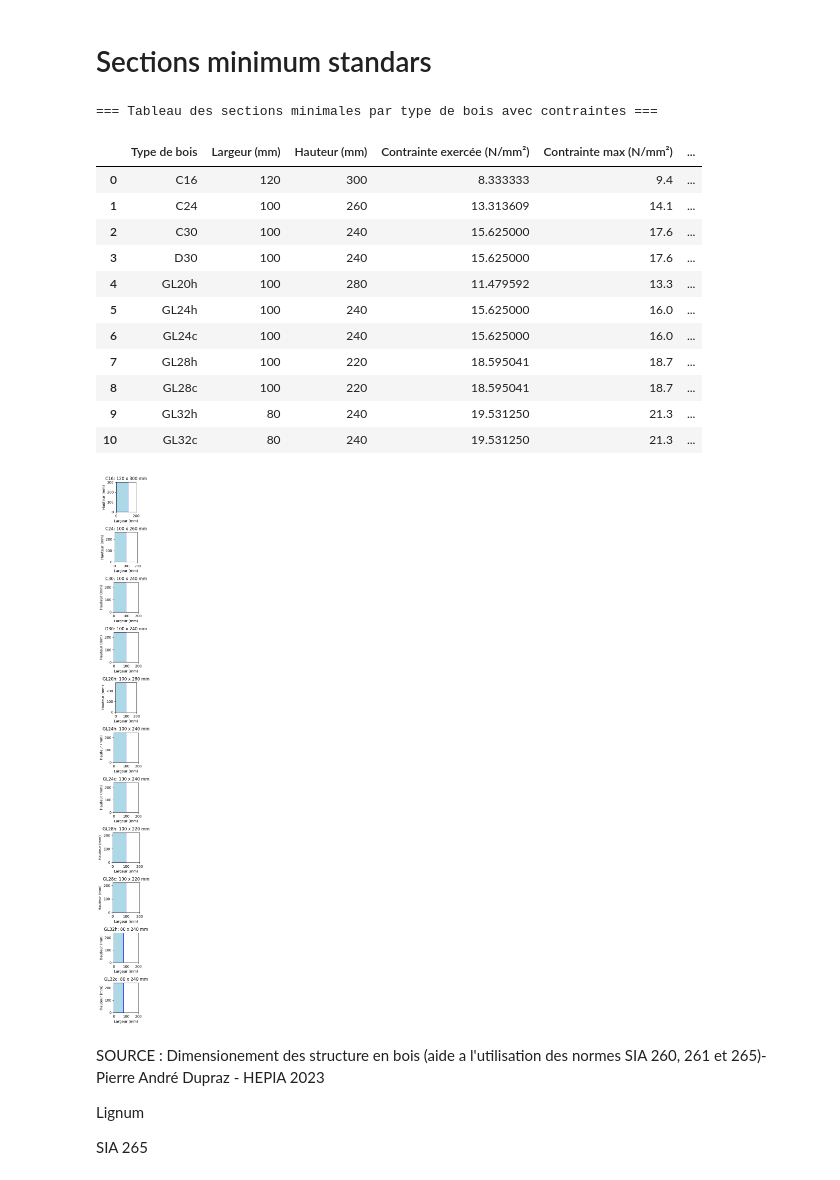
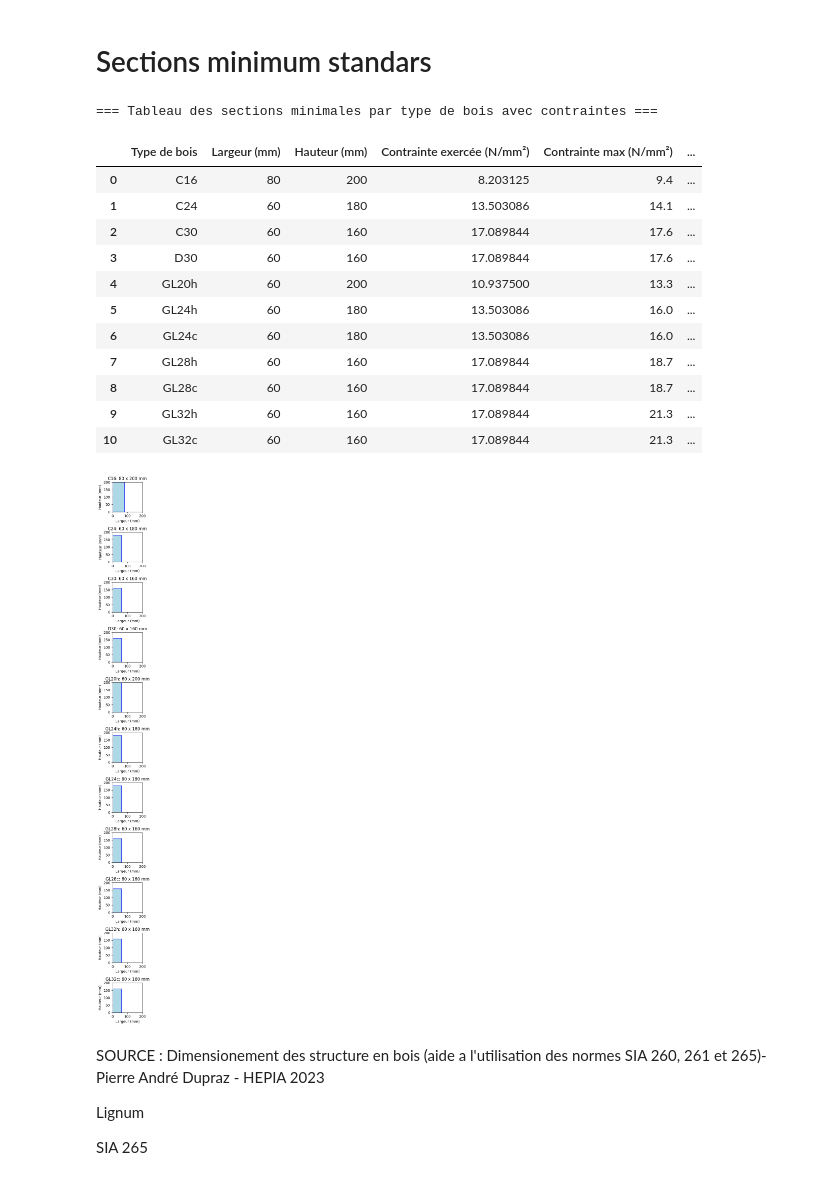
Before and after one commit to Erazq/Bois, a Jupyter notebook: Flexion mono axiale.ipynb, the cells around one changed output. Saved outputs shown, nothing was run; the diff lists cells and outputs as text; code cells hidden in the pictures.

```diff
--- a/Flexion mono axiale.ipynb
+++ b/Flexion mono axiale.ipynb
@@ -55,14 +55,16 @@ dimensions_standard = {
 vérification
 # %%
 import math
+import pandas as pd
+import matplotlib.pyplot as plt
 
 
-def calcul_flexion_monoaxiale(moment_flechissant_Nm, largeur, hauteur, type_bois, classe_humidite, duree_application, ksys=1.0):
+def calcul_flexion_monoaxiale(moment_flechissant_kNm, largeur, hauteur, type_bois, classe_humidite, duree_application, ksys=1.0):
     """
     Calcule la vérification à la flexion monoaxiale avec les paramètres SIA 265 - 4.2.9.
 
     Arguments :
-    - moment_flechissant_Nm : Moment fléchissant My,Ed (Nm)
+    - moment_flechissant_kNm : Moment fléchissant My,Ed (kNm)
     - largeur : Largeur de la section (b, mm)
     - hauteur : Hauteur de la section (h, mm)
     - type_bois : Classe du bois (ex: "C24", "GL28h")
@@ -74,7 +76,7 @@ def calcul_flexion_monoaxiale(moment_flechissant_Nm, largeur, hauteur, type_bois
     - Vrai si la vérification est respectée, Faux sinon.
     """
     # Convertir le moment en Nmm
-    moment_flechissant = moment_flechissant_Nm * 1e3  # Conversion de Nm à Nmm
+    moment_flechissant = moment_flechissant_kNm * 1e6  # Conversion de kNm à Nmm
 
     # Paramètres du bois
     f_md = parametres_bois[type_bois]["f_md"]  # Valeur de dimensionnement de la résistance à la flexion
@@ -100,7 +102,7 @@ def calcul_flexion_monoaxiale(moment_flechissant_Nm, largeur, hauteur, type_bois
     print(f"Classe d'humidité : {classe_humidite}")
     print(f"Durée d'application : {duree_application}")
     print(f"Coefficient d'effet système (k_sys) : {ksys}")
-    print(f"Moment fléchissant (My,Ed) : {moment_flechissant_Nm:.2f} Nm")
+    print(f"Moment fléchissant (My,Ed) : {moment_flechissant_kNm:.2f} kNm")
     print(f"Largeur de la section : {largeur} mm")
     print(f"Hauteur de la section : {hauteur} mm")
     print(f"W_y (Module de résistance) : {W_y:.2f} mm3")
@@ -112,9 +114,9 @@ def calcul_flexion_monoaxiale(moment_flechissant_Nm, largeur, hauteur, type_bois
 
 # Exemple d'utilisation
 type_bois = "C24"
-moment_flechissant = 150  # Nm
-largeur = 100  # Largeur de la section en mm
-hauteur = 300  # Hauteur de la section en mm
+moment_flechissant = 4.375 # kNm
+largeur = 200  # Largeur de la section en mm
+hauteur = 400  # Hauteur de la section en mm
 classe_humidite = 1  # Classe 1
 duree_application = "infinie"  # Durée d'application de la charge
 ksys = 1.0  # Coefficient d'effet système
@@ -149,13 +151,15 @@ La section respecte la vérification à la flexion.
 # Hauteur min avec b fixe
 # %%
 import math
+import pandas as pd
+import matplotlib.pyplot as plt
 
-def hauteur_minimale(moment_flechissant_Nm, largeur, type_bois, classe_humidite, duree_application, ksys=1.0):
+def hauteur_minimale(moment_flechissant_kNm, largeur, type_bois, classe_humidite, duree_application, ksys=1.0):
     """
     Calcule la hauteur minimale de la section pour respecter la vérification à la flexion monoaxiale (SIA 265 - 4.2.9).
 
     Arguments :
-    - moment_flechissant_Nm : Moment fléchissant My,Ed (Nm)
+    - moment_flechissant_kNm : Moment fléchissant My,Ed (kNm)
     - largeur : Largeur de la section (b, mm)
     - type_bois : Classe du bois (ex: "C24", "GL28h")
     - classe_humidite : Classe d'humidité (1, 2 ou 3)
@@ -166,7 +170,7 @@ def hauteur_minimale(moment_flechissant_Nm, largeur, type_bois, classe_humidite,
     - Hauteur minimale de la section (mm).
     """
     # Convertir le moment en Nmm
-    moment_flechissant = moment_flechissant_Nm * 1e3  # Conversion de Nm à Nmm
+    moment_flechissant = moment_flechissant_kNm * 1e6  # Conversion de kNm à Nmm
 
     # Paramètres du bois
     f_md = parametres_bois[type_bois]["f_md"]  # Valeur de dimensionnement de la résistance à la flexion
@@ -191,7 +195,7 @@ def hauteur_minimale(moment_flechissant_Nm, largeur, type_bois, classe_humidite,
     print(f"Classe d'humidité : {classe_humidite}")
     print(f"Durée d'application : {duree_application}")
     print(f"Coefficient d'effet système (k_sys) : {ksys}")
-    print(f"Moment fléchissant (My,Ed) : {moment_flechissant_Nm:.2f} Nm")
+    print(f"Moment fléchissant (My,Ed) : {moment_flechissant_kNm:.2f} kNm")
     print(f"Largeur de la section (b) : {largeur} mm")
     print(f"Résistance corrigée (f_md) : {f_md_corrigee:.2f} N/mm2")
     print(f"Hauteur minimale requise (h_min) : {h_min} mm")
@@ -200,7 +204,7 @@ def hauteur_minimale(moment_flechissant_Nm, largeur, type_bois, classe_humidite,
 
 # Exemple d'utilisation
 type_bois = "C24"
-moment_flechissant = 150000  # Nm
+moment_flechissant = 4.375  # kNm
 largeur = 200  # Largeur de la section en mm
 classe_humidite = 1  # Classe 1
 duree_application = "infinie"  # Durée d'application de la charge
@@ -230,21 +234,24 @@ import math
 import pandas as pd
 import matplotlib.pyplot as plt
 
-def verifier_sections_standard(moment_flechissant_Nm, type_bois, classe_humidite, duree_application, ksys=1.0):
+def verifier_sections_standard(moment_flechissant_kNm, type_bois, classe_humidite, duree_application, ksys=1.0):
     """
     Trouve les sections standard minimales respectant la vérification à la flexion monoaxiale.
     """
+    moment_flechissant = moment_flechissant_kNm * 1e6  # Conversion de kNm à Nmm
+
     for categorie, dimensions in dimensions_standard.items():
         for largeur, hauteurs in dimensions:
             for hauteur in hauteurs:
-                h_min_calculee = math.sqrt((6 * moment_flechissant_Nm * 1e3) / (parametres_bois[type_bois]['f_md'] * largeur * ksys))
+                h_min_calculee = math.sqrt((6 * moment_flechissant) / (parametres_bois[type_bois]['f_md'] * largeur * ksys))
                 if hauteur >= h_min_calculee:
-                    contrainte_exercee = moment_flechissant_Nm * 1e3 / ((largeur * hauteur**2) / 6)
+                    contrainte_exercee = moment_flechissant / ((largeur * hauteur**2) / 6)
                     taux_utilisation = contrainte_exercee / parametres_bois[type_bois]['f_md'] * 100
                     return largeur, hauteur, contrainte_exercee, parametres_bois[type_bois]['f_md'], taux_utilisation
     return None, None, None, None, None
+
 # Calculer les sections minimales pour chaque type de bois
-moment_flechissant = 15000  # Nm
+moment_flechissant = 4.375  # kNm
 classe_humidite = 1  # Classe 1
 duree_application = "infinie"  # Durée d'application de la charge
 ksys = 1.0  # Coefficient d'effet système
@@ -267,45 +274,45 @@ for type_bois in parametres_bois.keys():
 results_df = pd.DataFrame(results)
 
 # Affichage propre
 from IPython.display import display
 print("\n=== Tableau des sections minimales par type de bois avec contraintes ===")
 display(results_df)
 
 # Génération des dessins des sections
 fig, axes = plt.subplots(len(results), 1, figsize=(6, len(results) * 2))
 if len(results) == 1:
     axes = [axes]  # Assure que axes est toujours une liste
 for ax, result in zip(axes, results):
     largeur = result["Largeur (mm)"]
     hauteur = result["Hauteur (mm)"]
     type_bois = result["Type de bois"]
 
     # Dessiner la section
     ax.add_patch(plt.Rectangle((0, 0), largeur, hauteur, edgecolor="blue", facecolor="lightblue"))
     ax.set_xlim(0, max(largeur, 200))
     ax.set_ylim(0, max(hauteur, 200))
     ax.set_aspect('equal', adjustable='box')
     ax.set_title(f"{type_bois}: {largeur} x {hauteur} mm")
     ax.set_xlabel("Largeur (mm)")
     ax.set_ylabel("Hauteur (mm)")
 
 plt.tight_layout()
 plt.show()
 # %% [output]
 === Tableau des sections minimales par type de bois avec contraintes ===
 |  | Type de bois | Largeur (mm) | Hauteur (mm) | Contrainte exercée (N/mm²) | Contrainte max (N/mm²) | ... |
-| 0 | C16 | 120 | 300 | 8.333333 | 9.4 | ... |
-| 1 | C24 | 100 | 260 | 13.313609 | 14.1 | ... |
-| 2 | C30 | 100 | 240 | 15.625000 | 17.6 | ... |
-| 3 | D30 | 100 | 240 | 15.625000 | 17.6 | ... |
-| 4 | GL20h | 100 | 280 | 11.479592 | 13.3 | ... |
-| 5 | GL24h | 100 | 240 | 15.625000 | 16.0 | ... |
-| 6 | GL24c | 100 | 240 | 15.625000 | 16.0 | ... |
-| 7 | GL28h | 100 | 220 | 18.595041 | 18.7 | ... |
-| 8 | GL28c | 100 | 220 | 18.595041 | 18.7 | ... |
-| 9 | GL32h | 80 | 240 | 19.531250 | 21.3 | ... |
-| 10 | GL32c | 80 | 240 | 19.531250 | 21.3 | ... |
+| 0 | C16 | 80 | 200 | 8.203125 | 9.4 | ... |
+| 1 | C24 | 60 | 180 | 13.503086 | 14.1 | ... |
+| 2 | C30 | 60 | 160 | 17.089844 | 17.6 | ... |
+| 3 | D30 | 60 | 160 | 17.089844 | 17.6 | ... |
+| 4 | GL20h | 60 | 200 | 10.937500 | 13.3 | ... |
+| 5 | GL24h | 60 | 180 | 13.503086 | 16.0 | ... |
+| 6 | GL24c | 60 | 180 | 13.503086 | 16.0 | ... |
+| 7 | GL28h | 60 | 160 | 17.089844 | 18.7 | ... |
+| 8 | GL28c | 60 | 160 | 17.089844 | 18.7 | ... |
+| 9 | GL32h | 60 | 160 | 17.089844 | 21.3 | ... |
+| 10 | GL32c | 60 | 160 | 17.089844 | 21.3 | ... |
-[figure, old version]
+[figure, new version]
 # %% [markdown]
 SOURCE :
  Dimensionement des structure en bois (aide a l'utilisation des normes SIA 260, 261 et 265)- Pierre André Dupraz - HEPIA 2023
```
Also changed, not shown: parts of 2 cells of this notebook.
